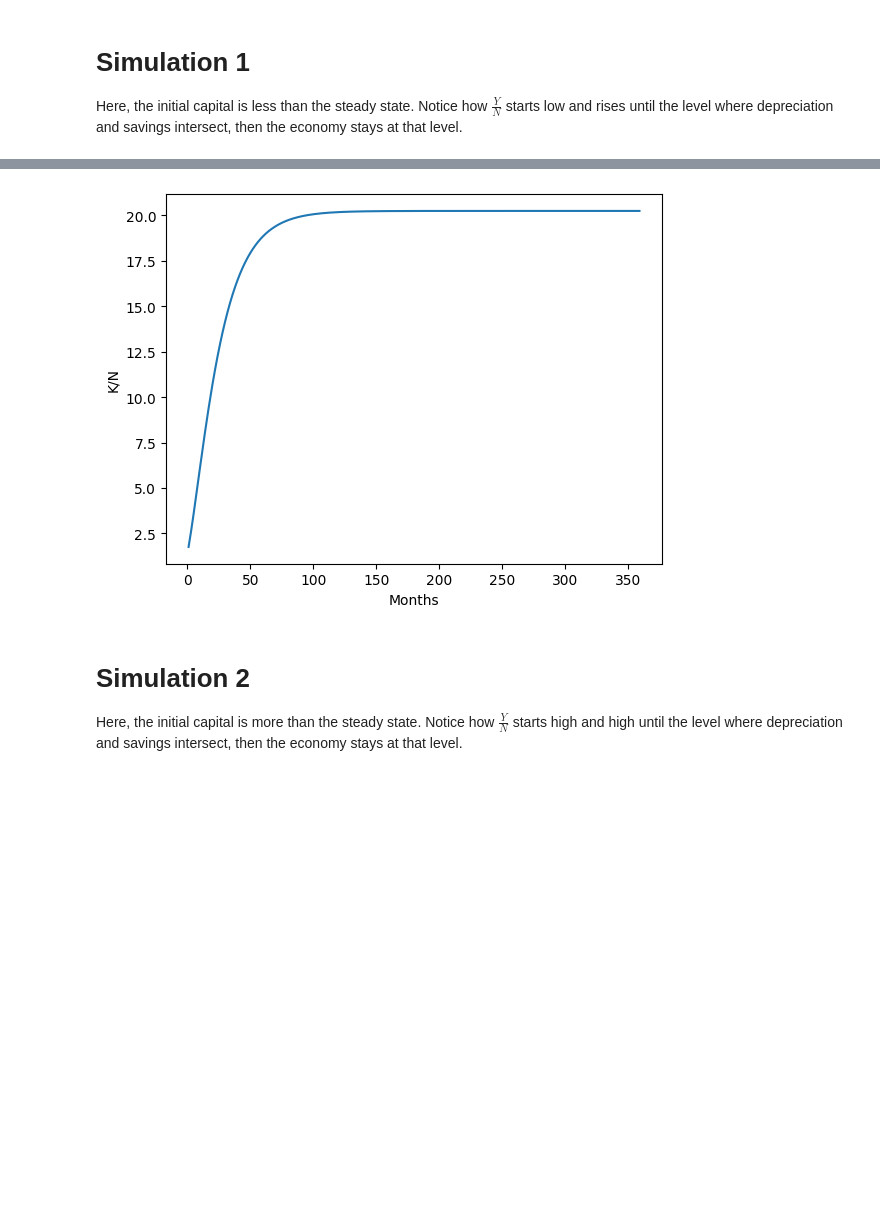
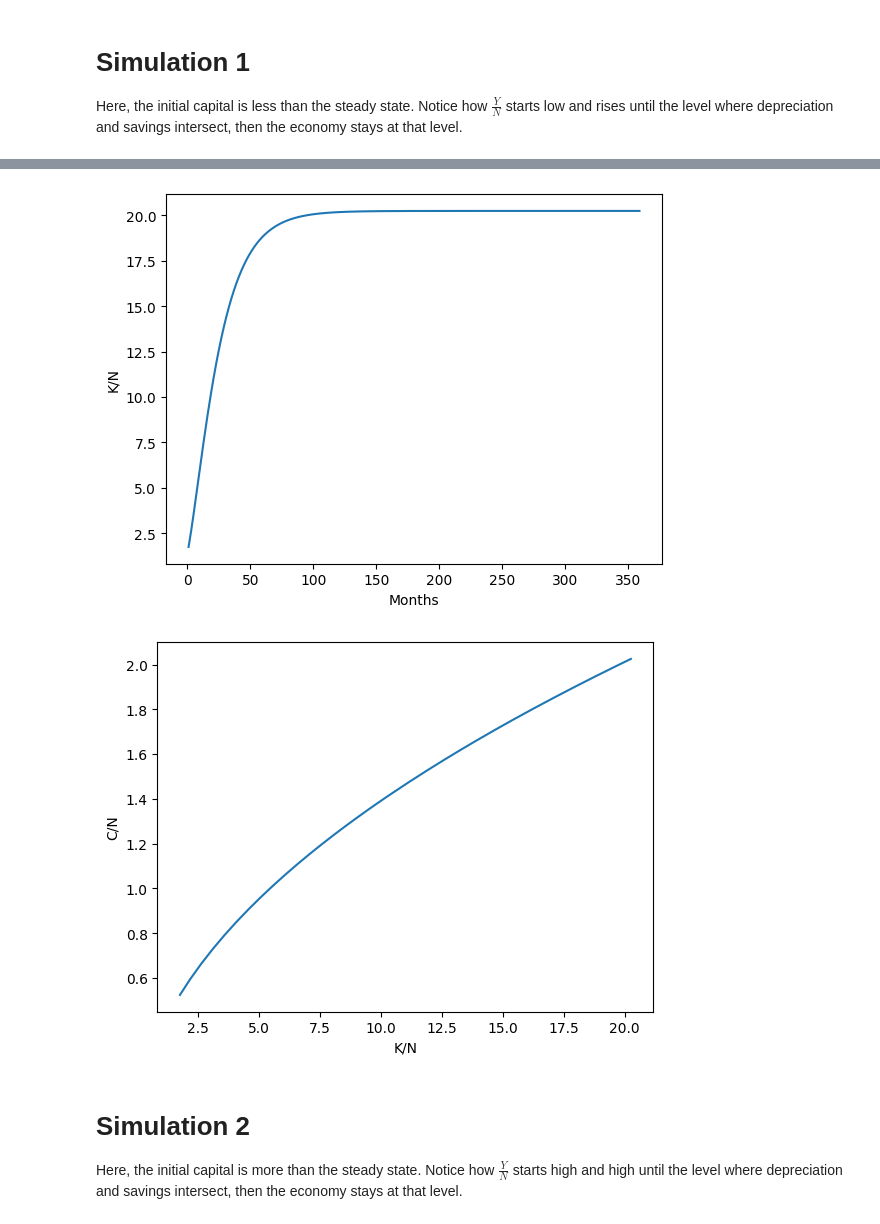
Before and after one commit to 10meters/SolowGrowthSim, a Jupyter notebook: SolowGrowth.ipynb, the cells around one changed output, grey strips where cells are left out. Cells and saved outputs as stored; diff of their text form; code cells hidden in the pictures; blank space fills up the shorter version.

```diff
--- a/SolowGrowth.ipynb
+++ b/SolowGrowth.ipynb
@@ -63,7 +63,7 @@ total_capital = 0
 total_output = 0
 total_savings = 0
 total_workers = 0
-
+total_consumption = 0
 
 
 '''
@@ -87,8 +87,9 @@ class Worker:
         self.wage = wage
 
     def buy(self, price):
-        global total_savings
+        global total_savings, total_consumption
         total_savings += self.wage * (1-self.mpc)
+        total_consumption += self.wage * self.mpc
 
 
 class Firm:
@@ -139,6 +140,7 @@ x=[]
 y=[]
 y2=[]
 time = []
+c = []
 #initialize firms
 firms = []
 for i in range(number_of_firms):
@@ -150,6 +152,7 @@ for i in range(number_of_firms):
 while months < target_months:
   total_output = 0
   total_savings = 0
+  total_consumption = 0
 
   #total capital is set to 0 here momentarily, but is recalculated again (thus, flow variable)
   total_capital = 0
@@ -171,6 +174,7 @@ while months < target_months:
   x.append(total_capital/total_workers)
   y.append(total_output/total_workers)
   y2.append(total_savings/total_workers)
+  c.append(total_consumption/total_workers)
   time.append(months)
 
   months += 1
@@ -179,33 +183,40 @@ while months < target_months:
 #Plotting
 x.pop(0)
 y.pop(0)
 y2.pop(0)
+c.pop(0)
 time.pop(0)
 
 plt.plot(x,y, label = "Production")
 plt.xlabel("K/N")
 dep = []
 for i in x:
   dep.append((1-depreciation_rate)*i)
 plt.plot(x,dep, label = "Depreciated Capital")
 plt.plot(x,y2, label = "Savings")
 plt.ylabel("Y/N")
 plt.legend()
 plt.show()
 
 plt.plot(time,y)
 plt.xlabel("Months")
 plt.ylabel("Y/N")
 plt.show()
 
 plt.plot(time,x)
 plt.xlabel("Months")
 plt.ylabel("K/N")
 plt.show()
+
+plt.plot(x,c)
+plt.xlabel("K/N")
+plt.ylabel("C/N")
+plt.show()
 # %% [output]
 [figure]
 [figure]
 [figure]
+[figure, added]
 # %% [markdown]
 # Simulation 2
 Here, the initial capital is more than the steady state. Notice how $\frac{Y}{N}$ starts high and high until the level where depreciation and savings intersect, then the economy stays at that level.
```
Also changed, not shown: parts of 4 cells of this notebook.
